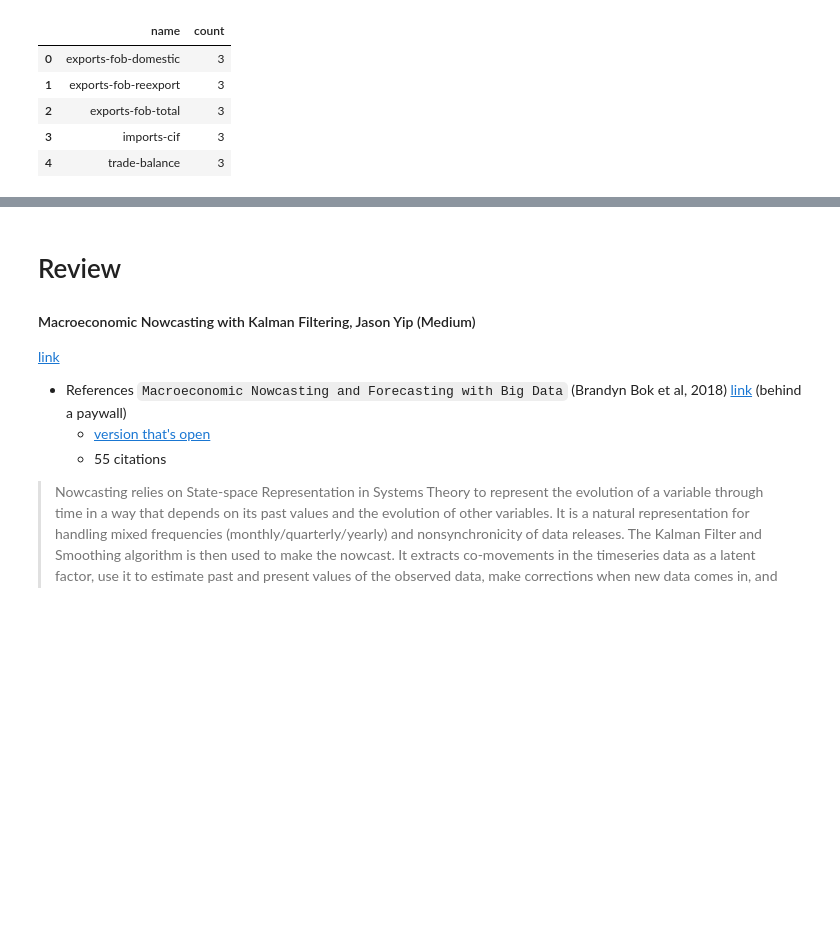
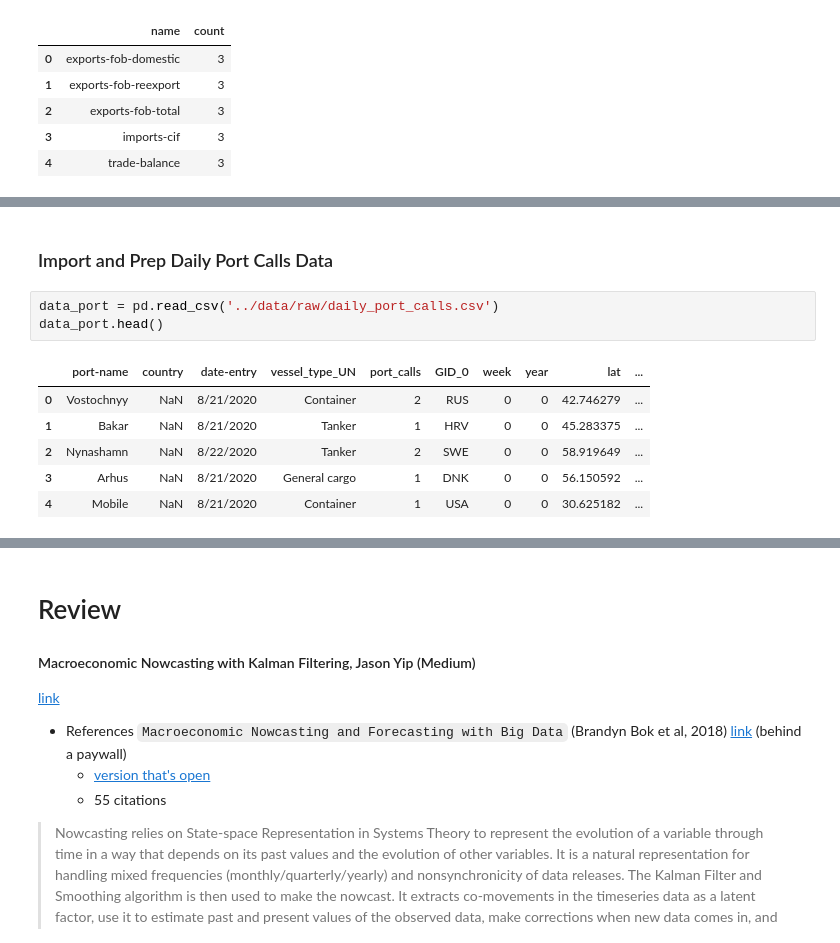
Before and after one commit to GeoffPidcock/ais-pacifimpact, a Jupyter notebook: notebooks/02--geoffpidcock--model-prototyping.ipynb, the cells around one changed output, grey strips where cells are left out. Saved outputs shown, nothing was run; the diff lists cells and outputs as text; blank space fills up the shorter version.

```diff
--- a/notebooks/02--geoffpidcock--model-prototyping.ipynb
+++ b/notebooks/02--geoffpidcock--model-prototyping.ipynb
@@ -361,0 +374,12 @@ data_trade_prep.head()
+# %% [markdown]
+### Import and Prep Daily Port Calls Data
+# %%
+data_port = pd.read_csv('../data/raw/daily_port_calls.csv')
+data_port.head()
+# %% [output]
+|  | port-name | country | date-entry | vessel_type_UN | port_calls | GID_0 | week | year | lat | ... |
+| 0 | Vostochnyy | NaN | 8/21/2020 | Container | 2 | RUS | 0 | 0 | 42.746279 | ... |
+| 1 | Bakar | NaN | 8/21/2020 | Tanker | 1 | HRV | 0 | 0 | 45.283375 | ... |
+| 2 | Nynashamn | NaN | 8/22/2020 | Tanker | 2 | SWE | 0 | 0 | 58.919649 | ... |
+| 3 | Arhus | NaN | 8/21/2020 | General cargo | 1 | DNK | 0 | 0 | 56.150592 | ... |
+| 4 | Mobile | NaN | 8/21/2020 | Container | 1 | USA | 0 | 0 | 30.625182 | ... |
```
Also changed, not shown: parts of 10 cells of this notebook.
